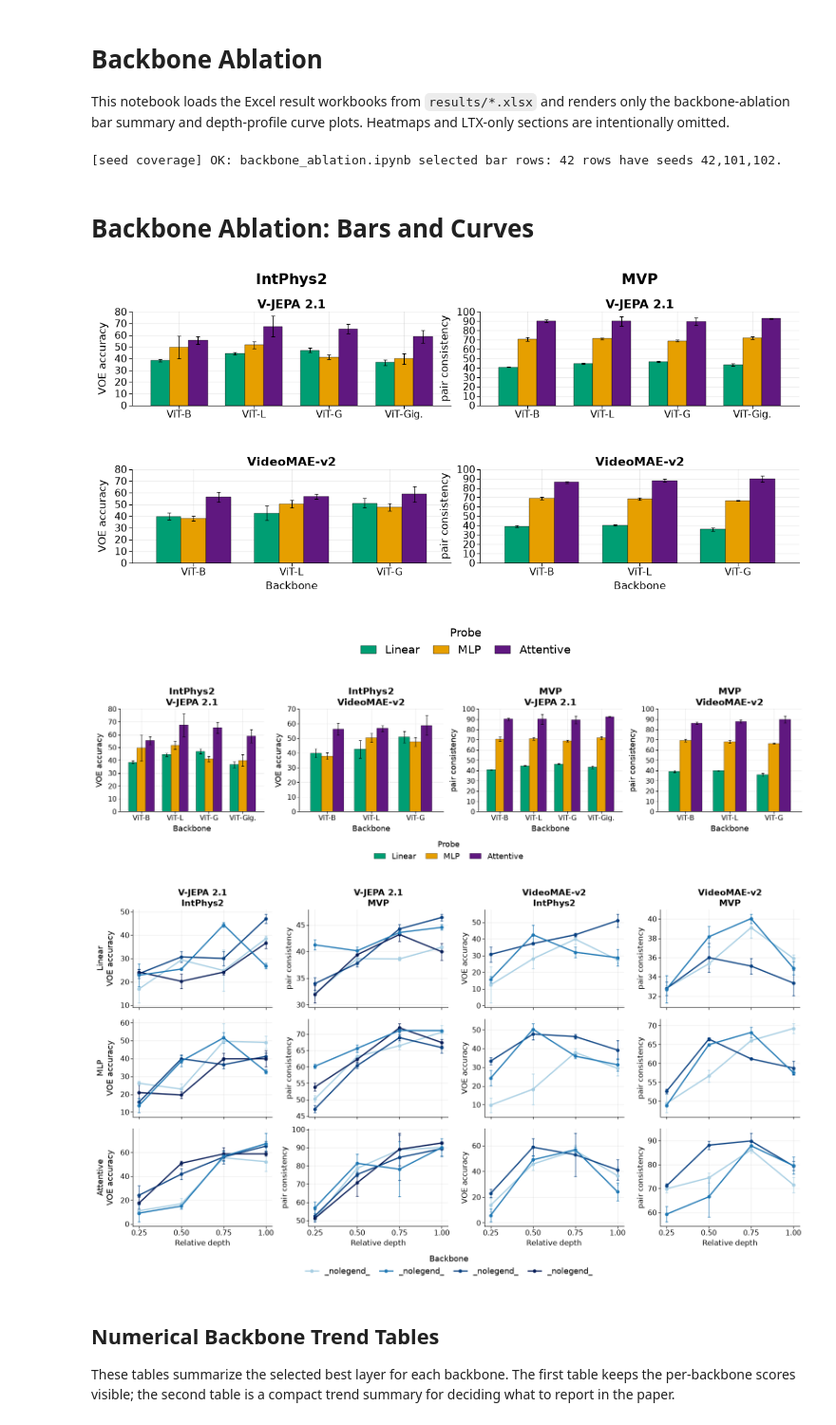
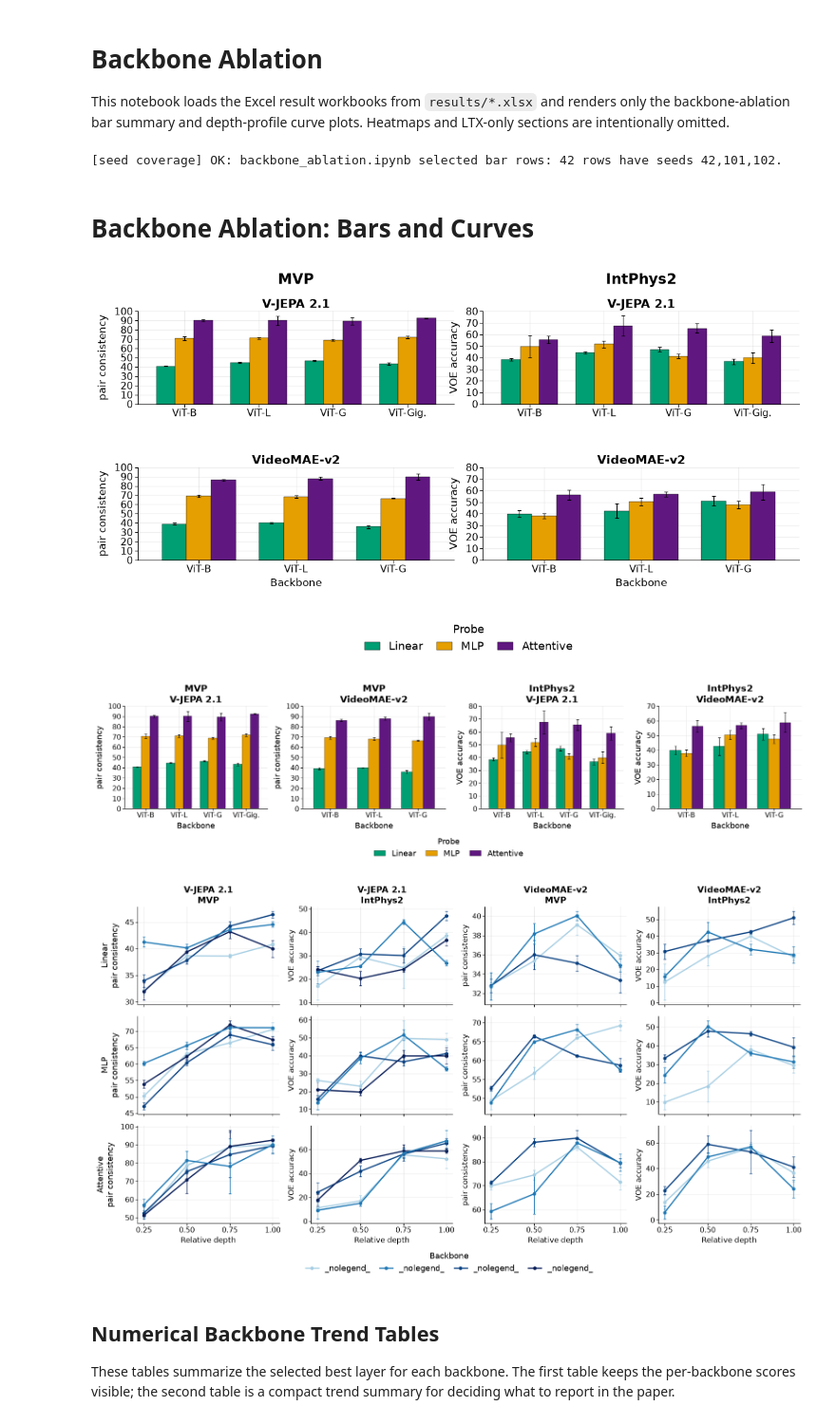
Before and after one commit to fomo-uva-video/Probe4Physics, a Jupyter notebook: notebooks/backbone_ablation.ipynb, the cells around one changed output. Shown at 95% size. Drawn from its saved outputs; the diff is of its cells as text; code cells hidden in the pictures.

Commit message:
swapped mvp and intphys in plots

```diff
--- a/notebooks/backbone_ablation.ipynb
+++ b/notebooks/backbone_ablation.ipynb
@@ -59,7 +59,7 @@ RESULTS_DIR = REPO_ROOT / 'results'
 MVP_XLSX = RESULTS_DIR / 'mvp_primary_db.xlsx'
 INTPHYS_XLSX = RESULTS_DIR / 'intphys_primary_db.xlsx'
 
-DATASET_ORDER = ['intphys2', 'mvp']
+DATASET_ORDER = ['mvp', 'intphys2']
 DATASET_LABEL = {'mvp': 'MVP', 'intphys2': 'IntPhys2'}
 PRIMARY_LABEL = {'mvp': 'pair consistency', 'intphys2': 'VOE accuracy'}
 PROBE_ORDER = ['linear', 'mlp', 'temporal_attn']
@@ -471,36 +471,36 @@ def plot_depth_profiles_all(df):
                 ax.set_xlabel('Relative depth', fontsize=12.5, labelpad=4)
             else:
                 ax.set_xlabel('')
             ax.set_xticks([0.25, 0.50, 0.75, 1.00])
             ax.tick_params(axis='both', labelsize=11.3, pad=2)
             ax.grid(axis='y', alpha=0.24, zorder=0)
             ax.spines['top'].set_visible(False)
             ax.spines['right'].set_visible(False)
     handles = [legend_handles[k] for k in sorted(legend_handles, key=lambda b: BACKBONE_ORDER.get(b, 999))]
     labels = [h.get_label() for h in handles]
     fig.legend(
         handles,
         labels,
         title='Backbone',
         loc='lower center',
         bbox_to_anchor=(0.5, 0.01),
         ncol=len(labels),
         frameon=False,
         fontsize=13.0,
         title_fontsize=13.0,
         columnspacing=1.2,
         handlelength=1.6,
     )
     fig.tight_layout(rect=[0, 0.08, 1, 0.98], w_pad=1.0, h_pad=1.0)
     plt.show()
 
 plot_depth_profiles_all(backbone_sweep)
 # %% [output]
 [seed coverage] OK: backbone_ablation.ipynb selected bar rows: 42 rows have seeds 42,101,102.
 # Backbone Ablation: Bars and Curves
-[figure, old version]
+[figure, new version]
-[figure, old version]
+[figure, new version]
-[figure, old version]
+[figure, new version]
 # %% [markdown]
 ## Numerical Backbone Trend Tables
 
```
Also changed, not shown: parts of 1 cell of this notebook, 5 other files.
